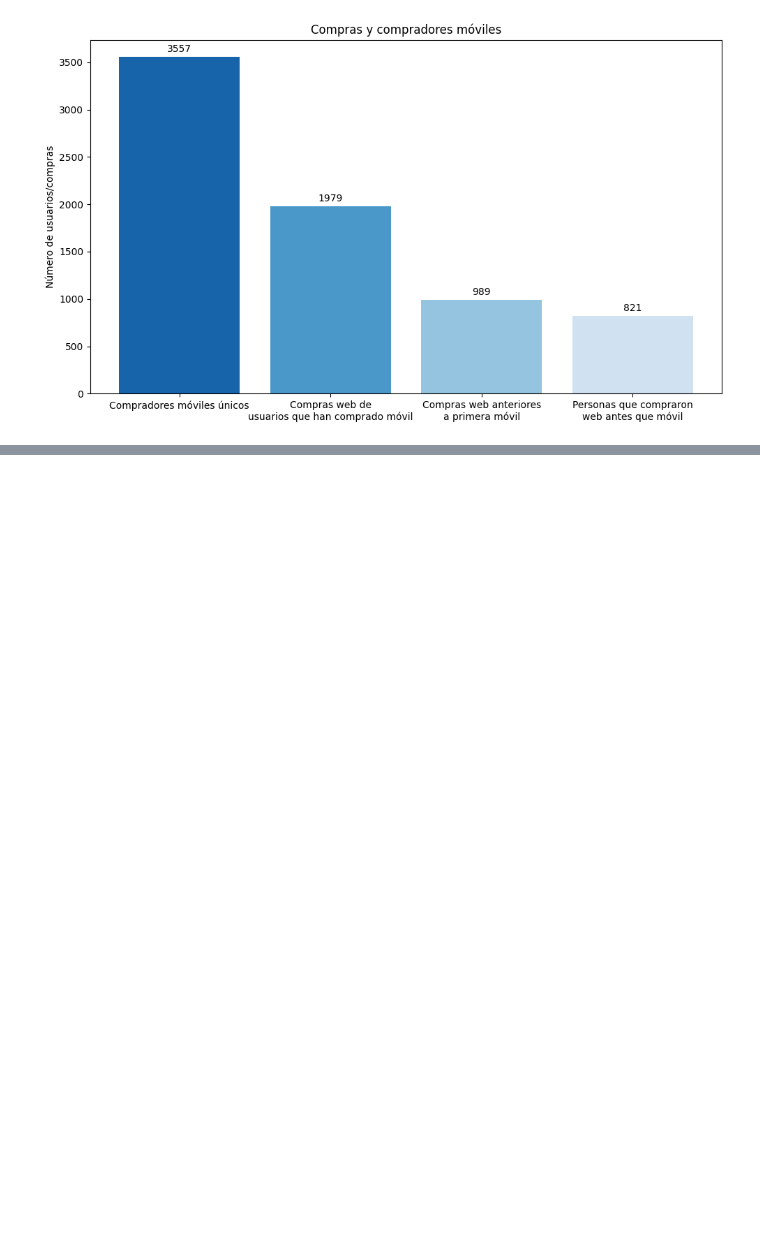
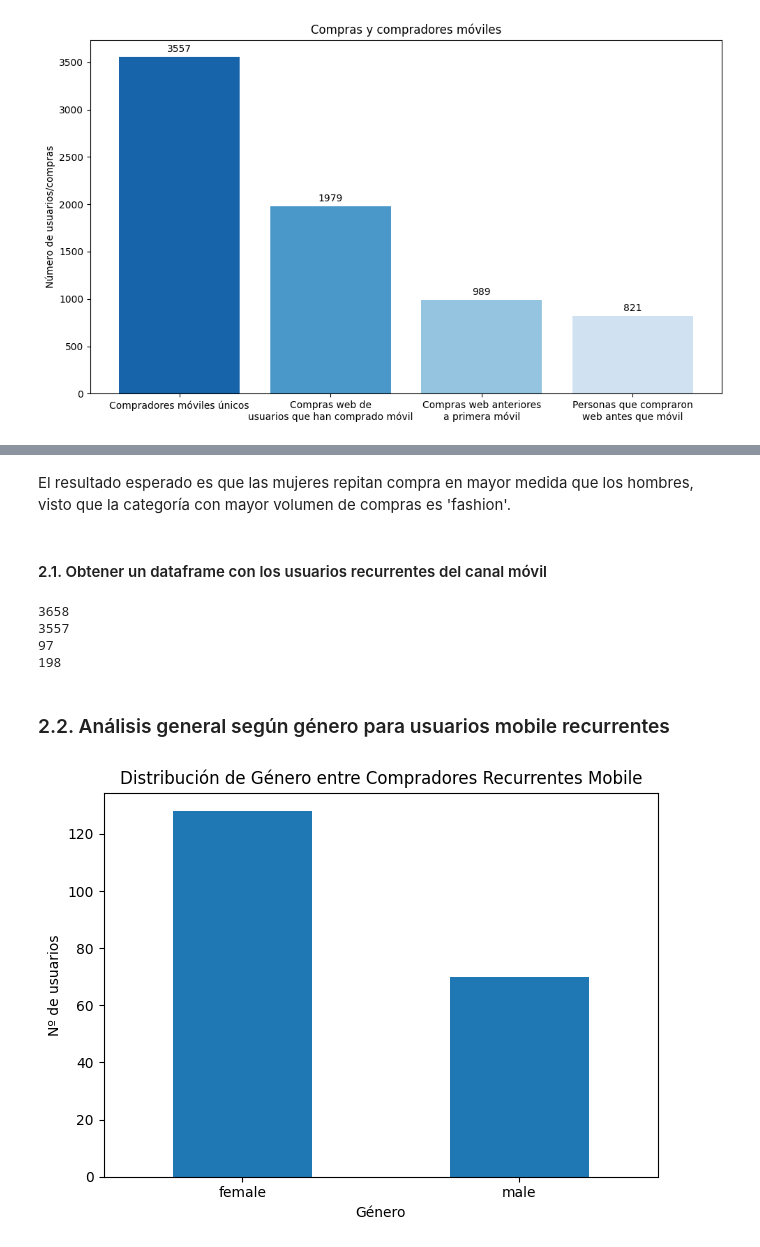
Before and after one commit to xdelrey/EDA-mobile-ecommerce, a Jupyter notebook: src/memoria.ipynb, the cells around one changed output, grey strips where cells are left out. Saved outputs shown, nothing was run; the diff lists cells and outputs as text; code cells hidden in the pictures; blank space fills up the shorter version.

```diff
--- a/src/memoria.ipynb
+++ b/src/memoria.ipynb
@@ -1041,0 +1086,40 @@ plt.show()
+# %% [markdown]
+El resultado esperado es que las mujeres repitan compra en mayor medida que los hombres, visto que la categoría con mayor volumen de compras es 'fashion'.
+# %% [markdown]
+#### 2.1. Obtener un dataframe con los usuarios recurrentes del canal móvil
+# %%
+# Filtra solo compras hechas desde móvil
+df_mobile = df_2c[df_2c['device_type'] == 'mobile']
+print(len(df_mobile))
+
+# Cuenta el número de compras por usuario en móvil
+compras_mobile = df_mobile.groupby('customer_id').size().reset_index(name='compras_mobile')
+print(len(compras_mobile))
+
+# Selecciona solo los usuarios con más de una compra en móvil (recurrentes)
+usuarios_recurrentes = compras_mobile[compras_mobile['compras_mobile'] > 1]
+print(len(usuarios_recurrentes))
+
+# Únelos con el DataFrame original para recuperar info de género
+df_recurrentes_mobile = df_mobile[df_mobile['customer_id'].isin(usuarios_recurrentes['customer_id'])]
+print(len(df_recurrentes_mobile))
+# %% [output]
+3658
+3557
+97
+198
+# %% [markdown]
+### 2.2. Análisis general según género para usuarios mobile recurrentes
+# %%
+# Gráfico de barras por género para usuarios recurrentes en móvil
+
+df_recurrentes_mobile['gender'].value_counts().plot(kind='bar', color='C0')
+
+plt.title('Distribución de Género entre Compradores Recurrentes Mobile')
+plt.xlabel('Género')
+plt.ylabel('Nº de usuarios')
+plt.xticks(rotation=0)
+plt.tight_layout()
+plt.show()
+# %% [output]
+[figure, added]
```
Also changed, not shown: parts of 6 cells of this notebook, 6 other files.
